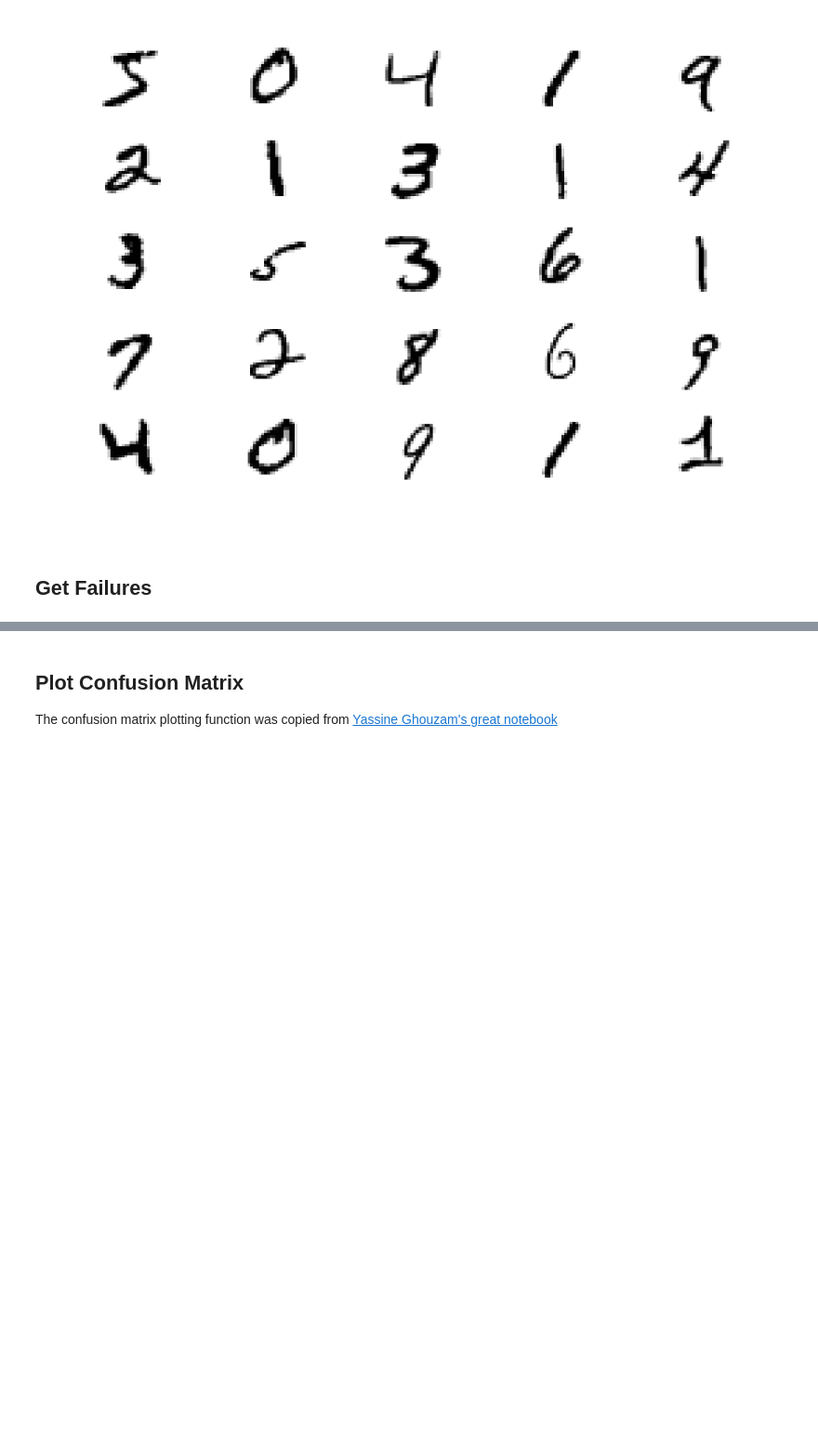
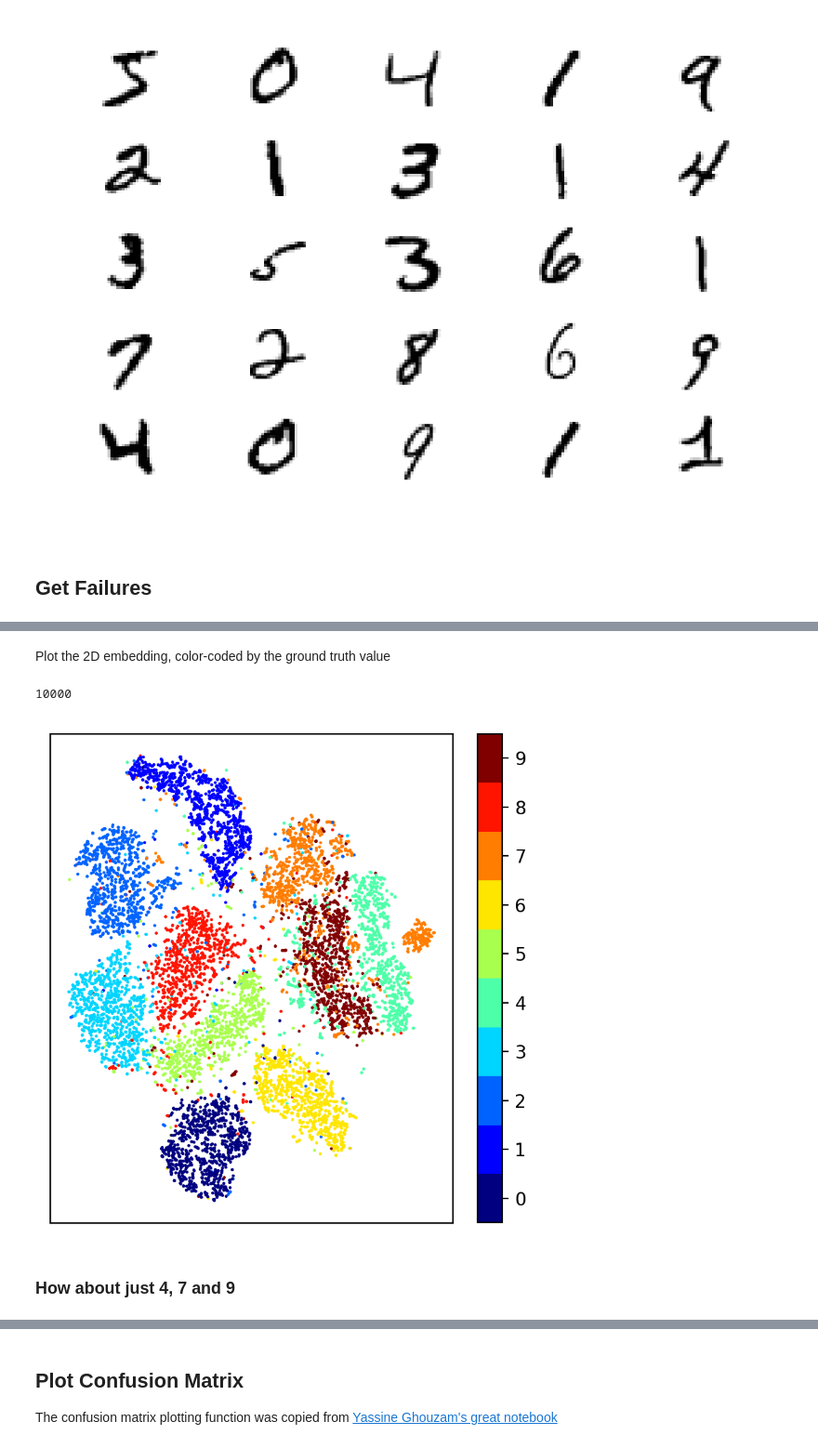
Before and after one commit to steedly/Reading, a Jupyter notebook: mnist.ipynb, the cells around one changed output, grey strips where cells are left out. Shown at 93% size. Drawn from its saved outputs; the diff is of its cells as text; code cells hidden in the pictures; blank space fills up the shorter version.

```diff
--- a/mnist.ipynb
+++ b/mnist.ipynb
@@ -470,0 +507,11 @@ failure_indices, output_all, target_all = get_failures(model, device, test_loade
+# %%
+def get_fc1_features(model, device, dataloader):
+    # Set model to be in testing mode
+    model.eval()
+    with torch.no_grad():
+        x = list(map(lambda x: (model.features(x[0].to(device)), x[1].to(device)), dataloader))
+        fc1 = torch.cat(list(map(lambda x: x[0], x))).detach().numpy()
+        target = torch.cat(list(map(lambda x: x[1], x))).detach().numpy()
+        return fc1, target
+# %%
+fc1, target=get_fc1_features(model, device, test_loader)
@@ -470,0 +520,39 @@ failure_indices, output_all, target_all = get_failures(model, device, test_loade
+# %%
+X_embedded = TSNE(n_components=2).fit_transform(fc1)
+# %% [markdown]
+Plot the 2D embedding, color-coded by the ground truth value
+# %%
+%matplotlib inline
+
+cmap = mpl.cm.jet
+cmaplist = [cmap(i) for i in range(cmap.N)]
+cmap = mpl.colors.LinearSegmentedColormap.from_list('Custom cmap', cmaplist, N=10)
+
+def onclick(event):
+    print('%s click: button=%d, x=%d, y=%d, xdata=%f, ydata=%f' %
+          ('double' if event.dblclick else 'single', event.button,
+           event.x, event.y, event.xdata, event.ydata))
+
+fig, (ax0) = plt.subplots(1,1, figsize=(5,5), dpi=200)
+
+#cid = fig.canvas.mpl_connect('button_release_event', onclick)
+
+cs=ax0.scatter(X_embedded[:,0], X_embedded[:,1], s=.5, c=target, cmap=cmap, norm=mpl.colors.Normalize(vmin=-0.5, vmax=9.5))
+cb = plt.colorbar(cs, ax=ax0)
+cb.set_ticks(np.arange(0,10))
+cb.set_ticklabels(np.arange(0, 10))
+
+ax0.set_xticks([])
+ax0.set_yticks([])
+
+
+#ax[1].set_xticks([])
+#ax[1].set_yticks([])
+
+
+len(target)
+# %% [output]
+10000
+[figure, added]
+# %% [markdown]
+### How about just 4, 7 and 9
```
Also changed, not shown: parts of 15 cells of this notebook, 1 other file.
